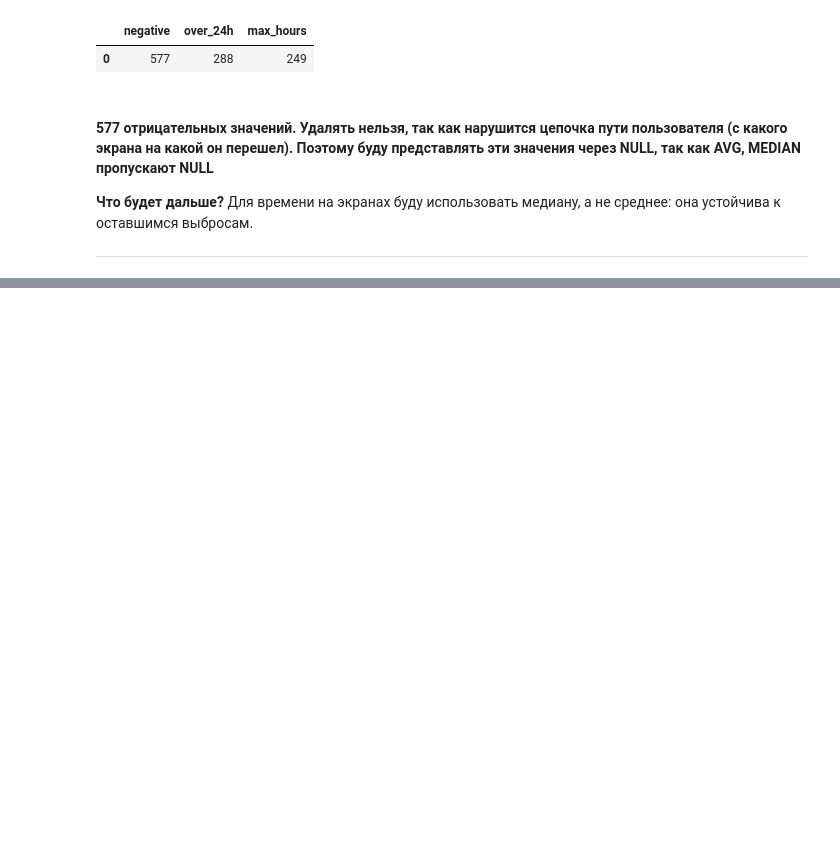
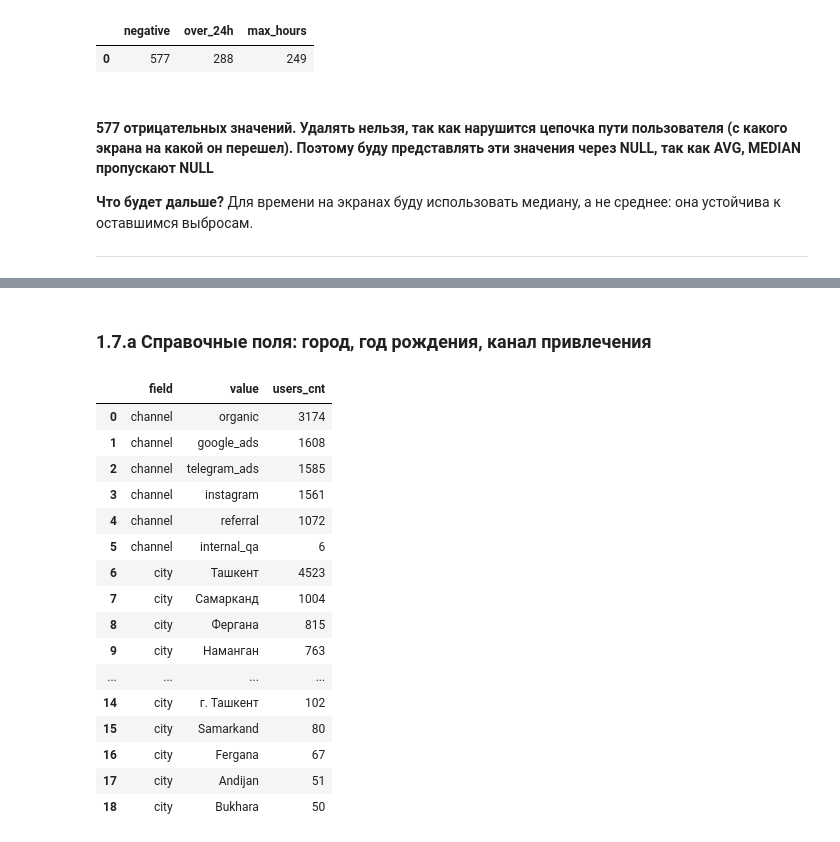
Before and after one commit to AltermaRRinuz/tezgo-product-analytics, a Jupyter notebook: notebooks/01_data_quality.ipynb, the cells around one changed output, grey strips where cells are left out. Saved outputs shown, nothing was run; the diff lists cells and outputs as text; code cells hidden in the pictures; blank space fills up the shorter version.

```diff
--- a/notebooks/01_data_quality.ipynb
+++ b/notebooks/01_data_quality.ipynb
@@ -610,0 +614,31 @@ FROM screen_views;
+# %% [markdown]
+### 1.7.a  Справочные поля: город, год рождения, канал привлечения
+# %%
+query('''
+SELECT 'city' AS field, city AS value, COUNT(*) AS users_cnt
+FROM users
+GROUP BY city
+UNION ALL
+SELECT 'channel', acquisition_channel, COUNT(*)
+FROM users
+GROUP BY acquisition_channel
+ORDER BY field, users_cnt DESC;
+''')
+# %% [output]
+|  | field | value | users_cnt |
+| 0 | channel | organic | 3174 |
+| 1 | channel | google_ads | 1608 |
+| 2 | channel | telegram_ads | 1585 |
+| 3 | channel | instagram | 1561 |
+| 4 | channel | referral | 1072 |
+| 5 | channel | internal_qa | 6 |
+| 6 | city | Ташкент | 4523 |
+| 7 | city | Самарканд | 1004 |
+| 8 | city | Фергана | 815 |
+| 9 | city | Наманган | 763 |
+| ... | ... | ... | ... |
+| 14 | city | г. Ташкент | 102 |
+| 15 | city | Samarkand | 80 |
+| 16 | city | Fergana | 67 |
+| 17 | city | Andijan | 51 |
+| 18 | city | Bukhara | 50 |
```
Also changed, not shown: parts of 7 cells of this notebook, 1 other file.
